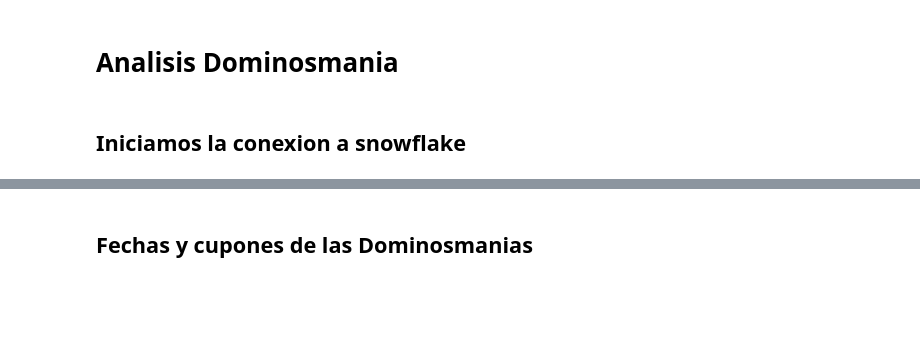
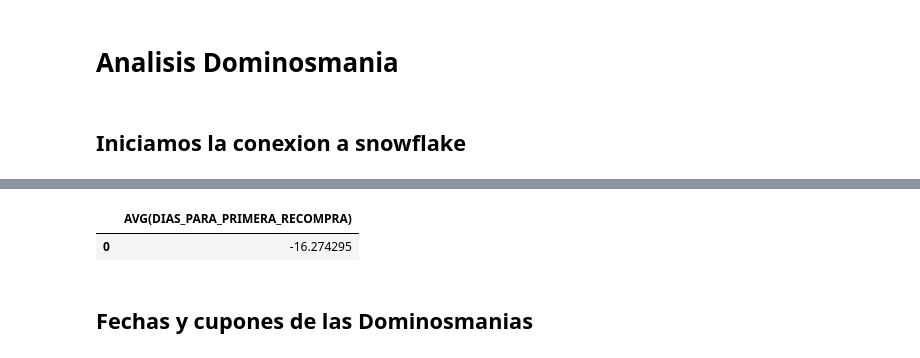
Before and after one commit to IanPineda-ITSC/python_queries, a Jupyter notebook: analisis_dominosmania.ipynb, the cells around one changed output, grey strips where cells are left out. Drawn from its saved outputs; the diff is of its cells as text; code cells hidden in the pictures; blank space fills up the shorter version.

```diff
--- a/analisis_dominosmania.ipynb
+++ b/analisis_dominosmania.ipynb
@@ -22,0 +50,33 @@ session = Session.builder.configs(connection_parameters).create()
+# %%
+from DP_transacciones_total import get_transacciones_dp_total
+import snowflake.snowpark.functions as fn
+
+transacciones_dp = get_transacciones_dp_total(session)
+
+transacciones_despues_de_adquisicion = (
+    clientes_adquiridos_cupon_adquisicion
+    .join(transacciones_dp, on = 'EMAIL')
+    .filter(fn.col('FECHA') > fn.col('FECHA_ADQUISICION'))
+    .filter(fn.col('FECHA') <= fn.date_add(fn.col('FECHA_ADQUISICION'), 42))
+)
+
+volumen_total = clientes_adquiridos_cupon_adquisicion.agg(fn.count_distinct('EMAIL').alias('CLIENTES'))
+volumen_con_recompra = transacciones_despues_de_adquisicion.agg(fn.count_distinct('EMAIL').alias('CLIENTES_CON_RECOMPRA'), fn.count_distinct('ORDER_ID').alias('TRANSACCIONES'))
+
+volumen_recompra_y_frecuencia = (
+    volumen_total
+    .join(volumen_con_recompra)
+    .with_column('Porcentaje con recompra', fn.col('CLIENTES_CON_RECOMPRA') / fn.col('CLIENTES'))
+    .with_column('Frecuencia', fn.col('TRANSACCIONES') / fn.col('CLIENTES_CON_RECOMPRA'))
+)
+
+# volumen_recompra_y_frecuencia.to_pandas().to_csv('./analisis_dominosmania/volumen_recompra_y_frecuencia.csv')
+volumen_recompra_y_frecuencia.show()
+
+volumen_con_recompra_solo_con_cupon = (
+    transacciones_despues_de_adquisicion
+    .filter(~fn.col('TIENE_CUPON'))
+    .agg(fn.count_distinct('EMAIL').alias('CLIENTES_CON_RECOMPRA'), fn.count_distinct('ORDER_ID').alias('TRANSACCIONES'))
+)
+
+volumen_con_recompra_solo_con_cupon.show()
@@ -23,3 +95,16 @@ session = Session.builder.configs(connection_parameters).create()
+# %%
+pd_dias_para_primera_recompra = (
+    transacciones_despues_de_adquisicion
+    .group_by(['FECHA_ADQUISICION', 'EMAIL'])
+    .agg(fn.min(fn.col('FECHA')).alias('FECHA_PRIMERA_RECOMPRA'))
+    .with_column('DIAS_PARA_PRIMERA_RECOMPRA', fn.daydiff(fn.col('FECHA_ADQUISICION'), fn.col('FECHA_PRIMERA_RECOMPRA')))
+    .agg(fn.avg(fn.col('DIAS_PARA_PRIMERA_RECOMPRA')))
+).to_pandas()
+# %%
+pd_dias_para_primera_recompra
+# %% [output]
+|  | AVG(DIAS_PARA_PRIMERA_RECOMPRA) |
+| 0 | -16.274295 |
 # %% [markdown]
 ## Fechas y cupones de las Dominosmanias
 # %%
```
Also changed, not shown: parts of 19 cells of this notebook, 13 other files.
